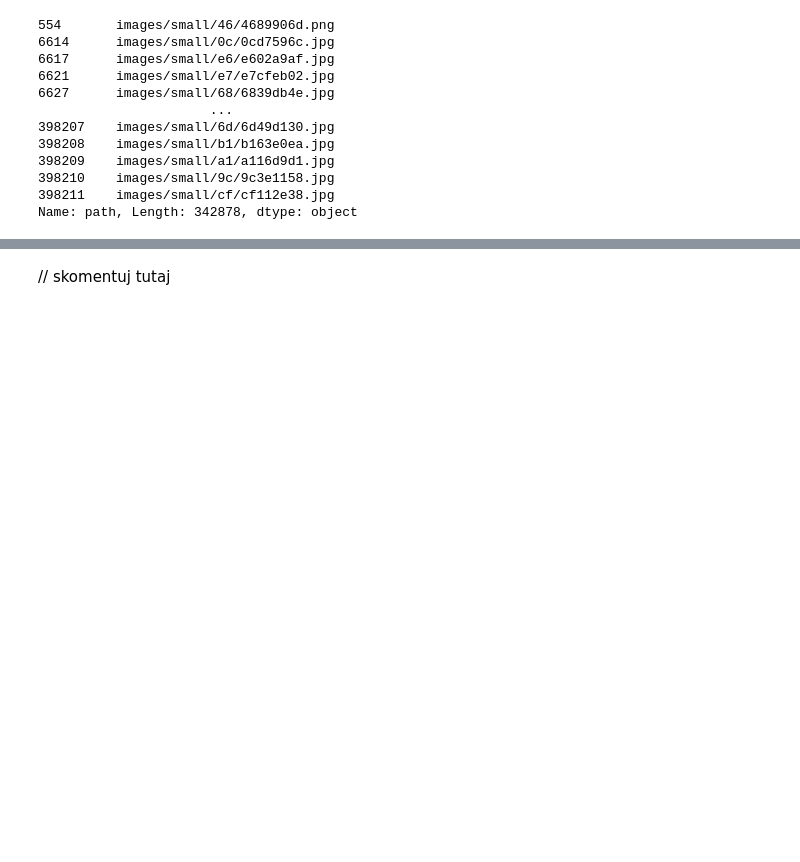
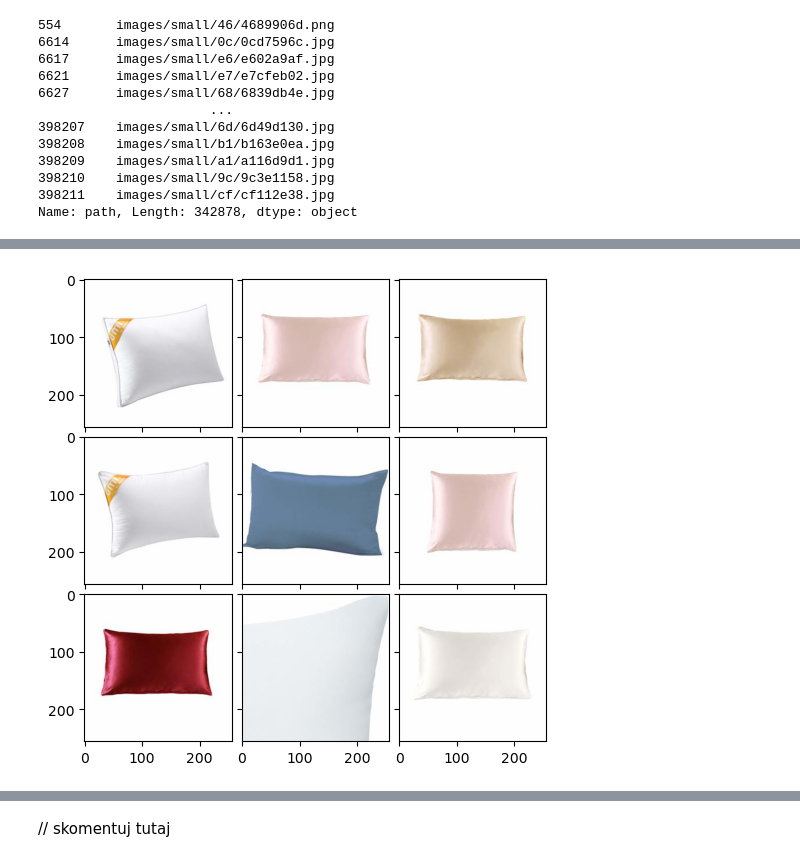
Before and after one commit to basiav/ML-Intro-Course-AGH, a Jupyter notebook: lab2/notebook_empty.ipynb, the cells around one changed output, grey strips where cells are left out. Cells and saved outputs as stored; diff of their text form; code cells hidden in the pictures; blank space fills up the shorter version.

```diff
--- a/lab2/notebook_empty.ipynb
+++ b/lab2/notebook_empty.ipynb
@@ -1258,0 +1265,4 @@ image_search.search("blue pillow")
+# %%
+image_search.search("a pillow")
+# %% [output]
+[figure, added]
```
Also changed, not shown: parts of 18 cells of this notebook.
